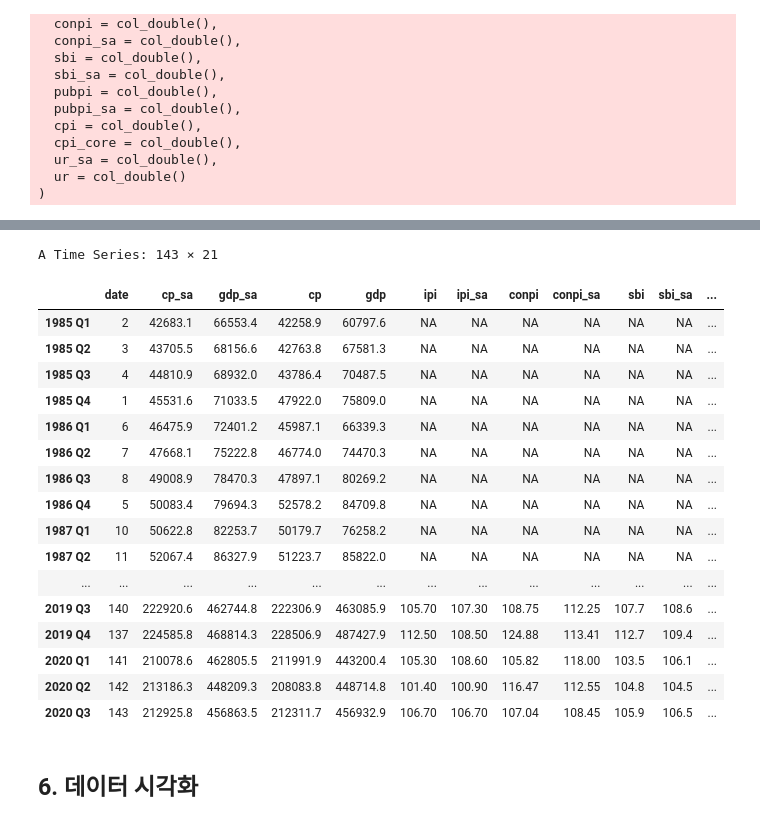
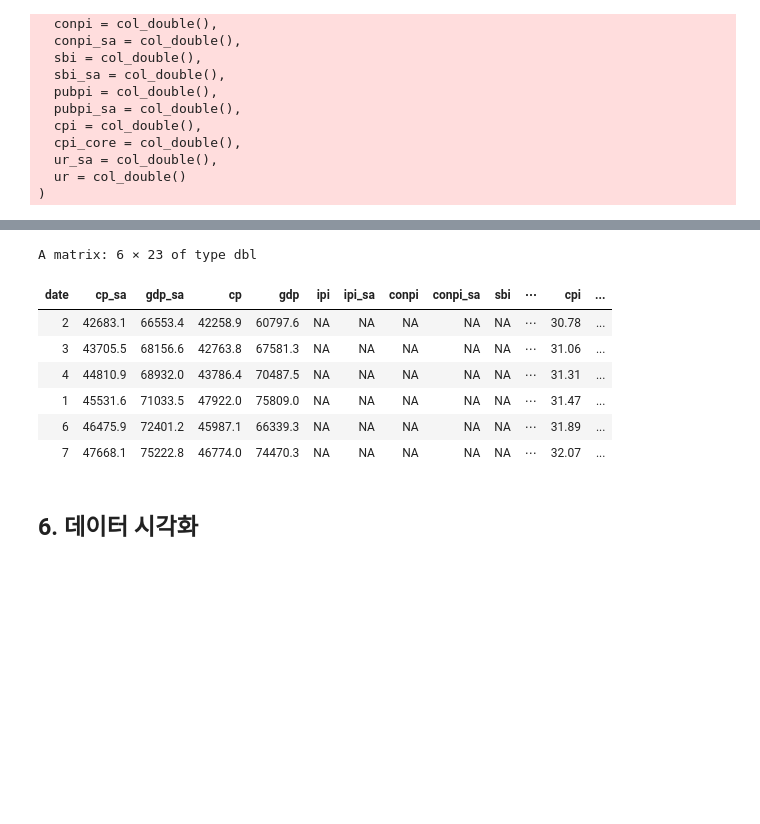
Before and after one commit to data-better/RBOK, a Jupyter notebook: RBOK.ipynb, the cells around one changed output, grey strips where cells are left out. Drawn from its saved outputs; the diff is of its cells as text; code cells hidden in the pictures; blank space fills up the shorter version.

```diff
--- a/RBOK.ipynb
+++ b/RBOK.ipynb
@@ -95,9 +132,10 @@ cols(
 dataq = dataq %>%
   mutate( gdp_sa_p = (gdp_sa - lag(gdp_sa)) / lag(gdp_sa) * 100,
           cp_sa_p  = (cp_sa - lag(cp_sa)) / lag(cp_sa) * 100,
-          cp_sa_p  = (cp_sa - lag(cp_sa)) / lag(cp_sa) * 100,
+          ipi_sa_p  = (ipi_sa - lag(ipi_sa)) / lag(ipi_sa) * 100,
+          sbi_sa_p  = (sbi_sa - lag(sbi_sa)) / lag(sbi_sa) * 100,
           gdp_p    = (gdp    - lag(gdp, 4)) / lag(gdp, 4) * 100,
           cpi_p    = (gdp    - lag(cpi, 4)) / lag(cpi, 4) * 100
           )
-dataq
+head(dataq, 2)
 # %% [output]
@@ -123,26 +147,16 @@ A spec_tbl_df: 143 × 21
 # %%
 # dataq_ts = ts(dataq, start=1985, frequency=4)
 dataq_ts = dataq %>% ts(start=1985, frequency=4)
-dataq_ts
+head(dataq_ts)
 # %% [output]
-A Time Series: 143 × 21
+A matrix: 6 × 23 of type dbl
-|  | date | cp_sa | gdp_sa | cp | gdp | ipi | ipi_sa | conpi | conpi_sa | sbi | sbi_sa | ... |
-| 1985 Q1 | 2 | 42683.1 | 66553.4 | 42258.9 | 60797.6 | NA | NA | NA | NA | NA | NA | ... |
-| 1985 Q2 | 3 | 43705.5 | 68156.6 | 42763.8 | 67581.3 | NA | NA | NA | NA | NA | NA | ... |
-| 1985 Q3 | 4 | 44810.9 | 68932.0 | 43786.4 | 70487.5 | NA | NA | NA | NA | NA | NA | ... |
-| 1985 Q4 | 1 | 45531.6 | 71033.5 | 47922.0 | 75809.0 | NA | NA | NA | NA | NA | NA | ... |
-| 1986 Q1 | 6 | 46475.9 | 72401.2 | 45987.1 | 66339.3 | NA | NA | NA | NA | NA | NA | ... |
-| 1986 Q2 | 7 | 47668.1 | 75222.8 | 46774.0 | 74470.3 | NA | NA | NA | NA | NA | NA | ... |
-| 1986 Q3 | 8 | 49008.9 | 78470.3 | 47897.1 | 80269.2 | NA | NA | NA | NA | NA | NA | ... |
-| 1986 Q4 | 5 | 50083.4 | 79694.3 | 52578.2 | 84709.8 | NA | NA | NA | NA | NA | NA | ... |
-| 1987 Q1 | 10 | 50622.8 | 82253.7 | 50179.7 | 76258.2 | NA | NA | NA | NA | NA | NA | ... |
-| 1987 Q2 | 11 | 52067.4 | 86327.9 | 51223.7 | 85822.0 | NA | NA | NA | NA | NA | NA | ... |
-| ... | ... | ... | ... | ... | ... | ... | ... | ... | ... | ... | ... | ... |
-| 2019 Q3 | 140 | 222920.6 | 462744.8 | 222306.9 | 463085.9 | 105.70 | 107.30 | 108.75 | 112.25 | 107.7 | 108.6 | ... |
-| 2019 Q4 | 137 | 224585.8 | 468814.3 | 228506.9 | 487427.9 | 112.50 | 108.50 | 124.88 | 113.41 | 112.7 | 109.4 | ... |
-| 2020 Q1 | 141 | 210078.6 | 462805.5 | 211991.9 | 443200.4 | 105.30 | 108.60 | 105.82 | 118.00 | 103.5 | 106.1 | ... |
-| 2020 Q2 | 142 | 213186.3 | 448209.3 | 208083.8 | 448714.8 | 101.40 | 100.90 | 116.47 | 112.55 | 104.8 | 104.5 | ... |
-| 2020 Q3 | 143 | 212925.8 | 456863.5 | 212311.7 | 456932.9 | 106.70 | 106.70 | 107.04 | 108.45 | 105.9 | 106.5 | ... |
+| date | cp_sa | gdp_sa | cp | gdp | ipi | ipi_sa | conpi | conpi_sa | sbi | ⋯ | cpi | ... |
+| 2 | 42683.1 | 66553.4 | 42258.9 | 60797.6 | NA | NA | NA | NA | NA | ⋯ | 30.78 | ... |
+| 3 | 43705.5 | 68156.6 | 42763.8 | 67581.3 | NA | NA | NA | NA | NA | ⋯ | 31.06 | ... |
+| 4 | 44810.9 | 68932.0 | 43786.4 | 70487.5 | NA | NA | NA | NA | NA | ⋯ | 31.31 | ... |
+| 1 | 45531.6 | 71033.5 | 47922.0 | 75809.0 | NA | NA | NA | NA | NA | ⋯ | 31.47 | ... |
+| 6 | 46475.9 | 72401.2 | 45987.1 | 66339.3 | NA | NA | NA | NA | NA | ⋯ | 31.89 | ... |
+| 7 | 47668.1 | 75222.8 | 46774.0 | 74470.3 | NA | NA | NA | NA | NA | ⋯ | 32.07 | ... |
 # %% [markdown]
 ## 6. 데이터 시각화
 # %%
```
Also changed, not shown: parts of 36 cells of this notebook.
